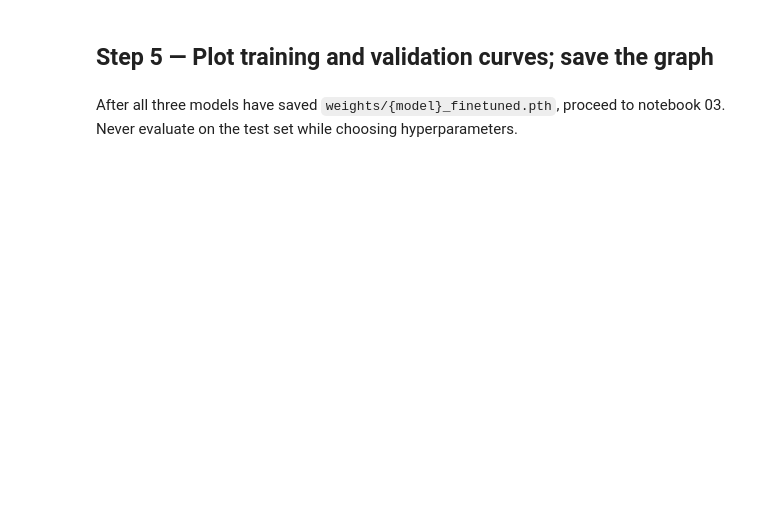
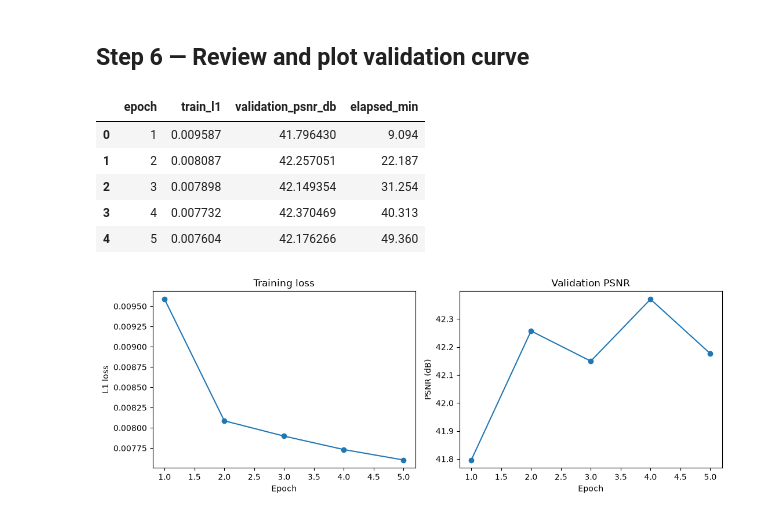
Before and after one commit to Hermes335/CCS250_CompVis_Final, a Jupyter notebook: notebooks/02_finetune_models.ipynb, the cells around one changed output. Cells and saved outputs as stored; diff of their text form; code cells hidden in the pictures; blank space fills up the shorter version.

Commit message:
Finalize iMAGE training, evaluation and model deployment

```diff
--- a/notebooks/02_finetune_models.ipynb
+++ b/notebooks/02_finetune_models.ipynb
@@ -7,11 +7,18 @@ Run one model at a time so that the GPU is not overwhelmed. The notebook imports
 # %%
 from pathlib import Path
-import sys, os
-ROOT = Path.cwd()
+import sys, os, torch, pandas as pd
+ROOT = Path.cwd().resolve()
 if not (ROOT / 'app').is_dir():
     ROOT = ROOT.parent
 if not (ROOT / 'app').is_dir():
-    raise FileNotFoundError('Open the complete iMAGE_Notebook_Edition folder in VS Code first.')
-sys.path.insert(0, str(ROOT))
+    raise FileNotFoundError('Open CCS250_CompVis_Final as your VS Code folder')
+if str(ROOT) not in sys.path: sys.path.insert(0,str(ROOT))
 os.chdir(ROOT)
-print('Project:', ROOT)
+from app.experiments import dataset_counts, setup_device, get_network, fine_tune
+from app.data import DenoiseDataset
+from app.online import pretrained_path, architecture_path
+DEVICE=setup_device()
+assert DEVICE.type=='cuda', 'CUDA GPU not available; verify your PyTorch installation'
+print('Project:',ROOT)
+print('PyTorch:',torch.__version__,'GPU:',torch.cuda.get_device_name(0))
+print('Dataset:',dataset_counts(ROOT/'data'/'splits.csv'))
@@ -63,16 +110,23 @@ else:
-# %% [markdown]
-## Step 5 — Plot training and validation curves; save the graph
+# %% [markdown]
+## Step 6 — Review and plot validation curve
 # %%
-import pandas as pd
 import matplotlib.pyplot as plt
 log=ROOT/'results'/f'{MODEL}_training.csv'
-if log.exists():
-    df=pd.read_csv(log);display(df)
-    fig,axes=plt.subplots(1,2,figsize=(11,4))
-    axes[0].plot(df.epoch,df.train_l1,marker='o');axes[0].set(xlabel='Epoch',ylabel='Training L1 loss',title='Training loss')
-    axes[1].plot(df.epoch,df.validation_psnr_db,marker='o');axes[1].set(xlabel='Epoch',ylabel='Validation PSNR (dB)',title='Validation accuracy')
-    fig.tight_layout();fig.savefig(ROOT/'results'/f'{MODEL}_training_curves.png',dpi=150);plt.show()
-else:
-    print('No training log yet. Run Step 4 first.')
+results=pd.read_csv(log)
+display(results)
+fig, axes=plt.subplots(1,2,figsize=(11,4))
+axes[0].plot(results.epoch,results.train_l1,marker='o')
+axes[0].set(xlabel='Epoch',ylabel='L1 loss',title='Training loss')
+axes[1].plot(results.epoch,results.validation_psnr_db,marker='o')
+axes[1].set(xlabel='Epoch',ylabel='PSNR (dB)',title='Validation PSNR')
+fig.tight_layout()
+fig.savefig(ROOT/'results'/f'{MODEL}_training_curves.png',dpi=150)
+plt.show()
+# %% [output]
+|  | epoch | train_l1 | validation_psnr_db | elapsed_min |
+| 0 | 1 | 0.009587 | 41.796430 | 9.094 |
+| 1 | 2 | 0.008087 | 42.257051 | 22.187 |
+| 2 | 3 | 0.007898 | 42.149354 | 31.254 |
+| 3 | 4 | 0.007732 | 42.370469 | 40.313 |
+| 4 | 5 | 0.007604 | 42.176266 | 49.360 |
+[figure, added]
-# %% [markdown]
-After all three models have saved `weights/{model}_finetuned.pth`, proceed to notebook 03. Never evaluate on the test set while choosing hyperparameters.
```
Also changed, not shown: parts of 19 cells of this notebook, 7 other files.
